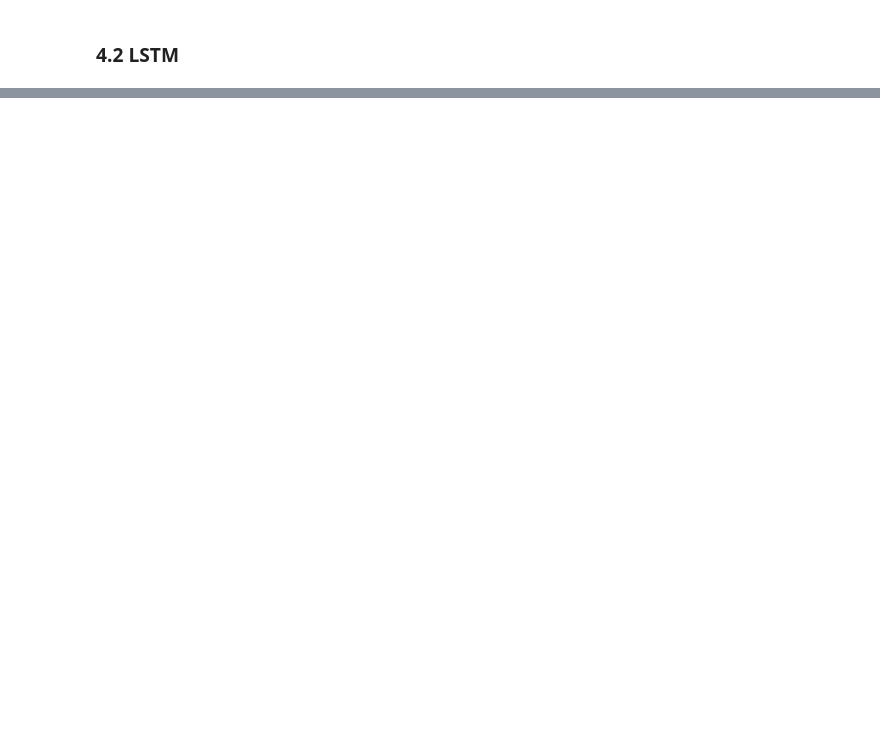
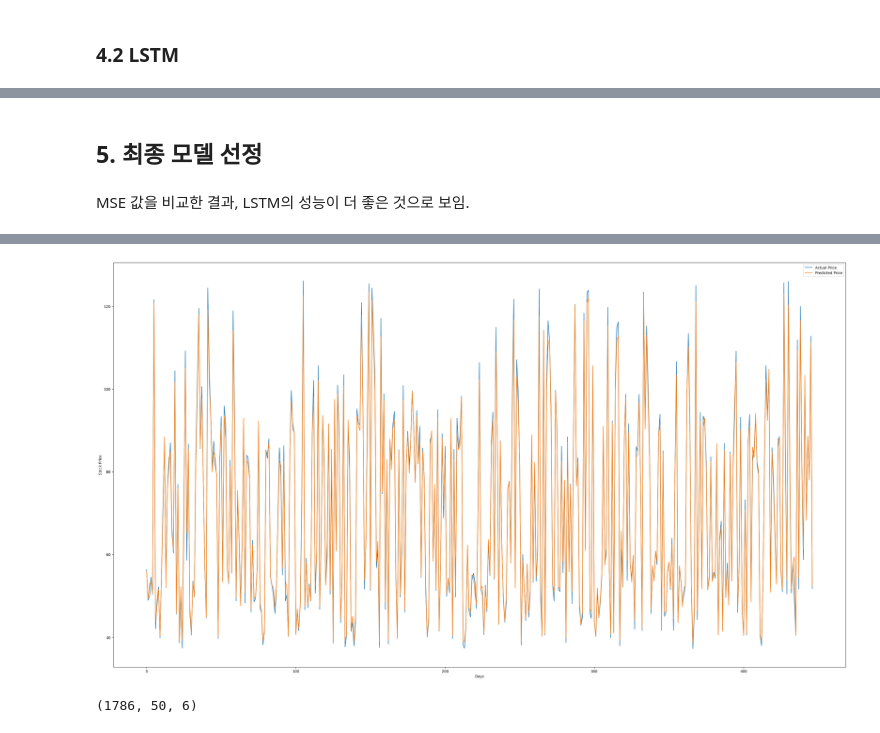
Before and after one commit to won172/DB, a Jupyter notebook: 코드/predict_susa.ipynb, the cells around one changed output, grey strips where cells are left out. Drawn from its saved outputs; the diff is of its cells as text; code cells hidden in the pictures; blank space fills up the shorter version.

```diff
--- a/코드/predict_susa.ipynb
+++ b/코드/predict_susa.ipynb
@@ -297,0 +296,21 @@ MAE: 0.016272974894850877
+# %% [markdown]
+## 5. 최종 모델 선정
+# %% [markdown]
+MSE 값을 비교한 결과, LSTM의 성능이 더 좋은 것으로 보임.
+# %%
+# 테스트 데이터 예측
+predicted_price = model2.predict(X_test)
+
+# 원래 스케일로 변환
+predicted_price = scaler.inverse_transform(predicted_price.reshape(-1, 1))
+real_price = scaler.inverse_transform(y_test.reshape(-1, 1))
+
+# 예측 결과 시각화
+plt.figure(figsize=(36,20))
+plt.plot(real_price, label='Actual Price')
+plt.plot(predicted_price, label='Predicted Price')
+plt.xlabel('Days')
+plt.ylabel('Stock Price')
+plt.legend()
+plt.show()
+# %% [output]
@@ -297,0 +318,5 @@ MAE: 0.016272974894850877
+[figure, added]
+# %%
+print(X_train.shape)  # (samples, SEQ_SIZE, features)
+# %% [output]
+(1786, 50, 6)
```
Also changed, not shown: parts of 11 cells of this notebook, 8 other files.
